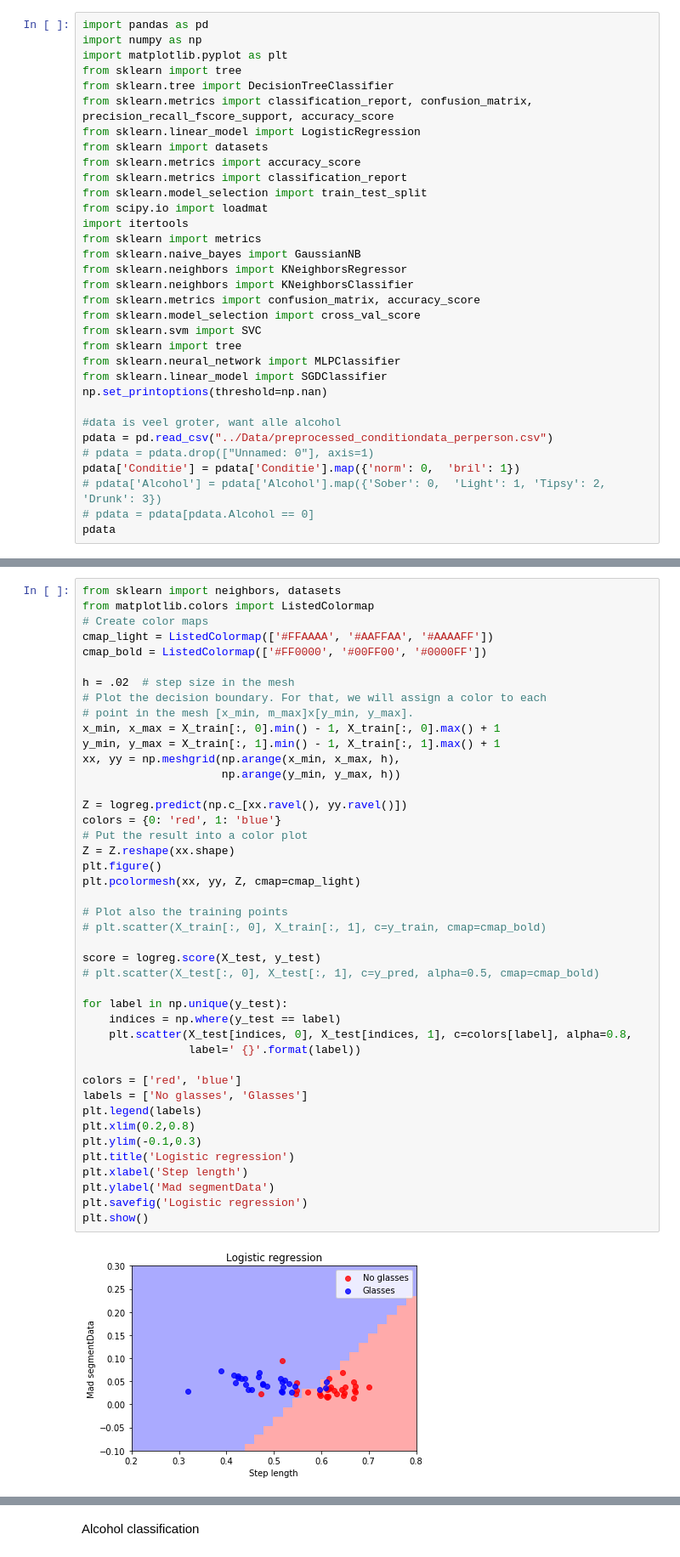
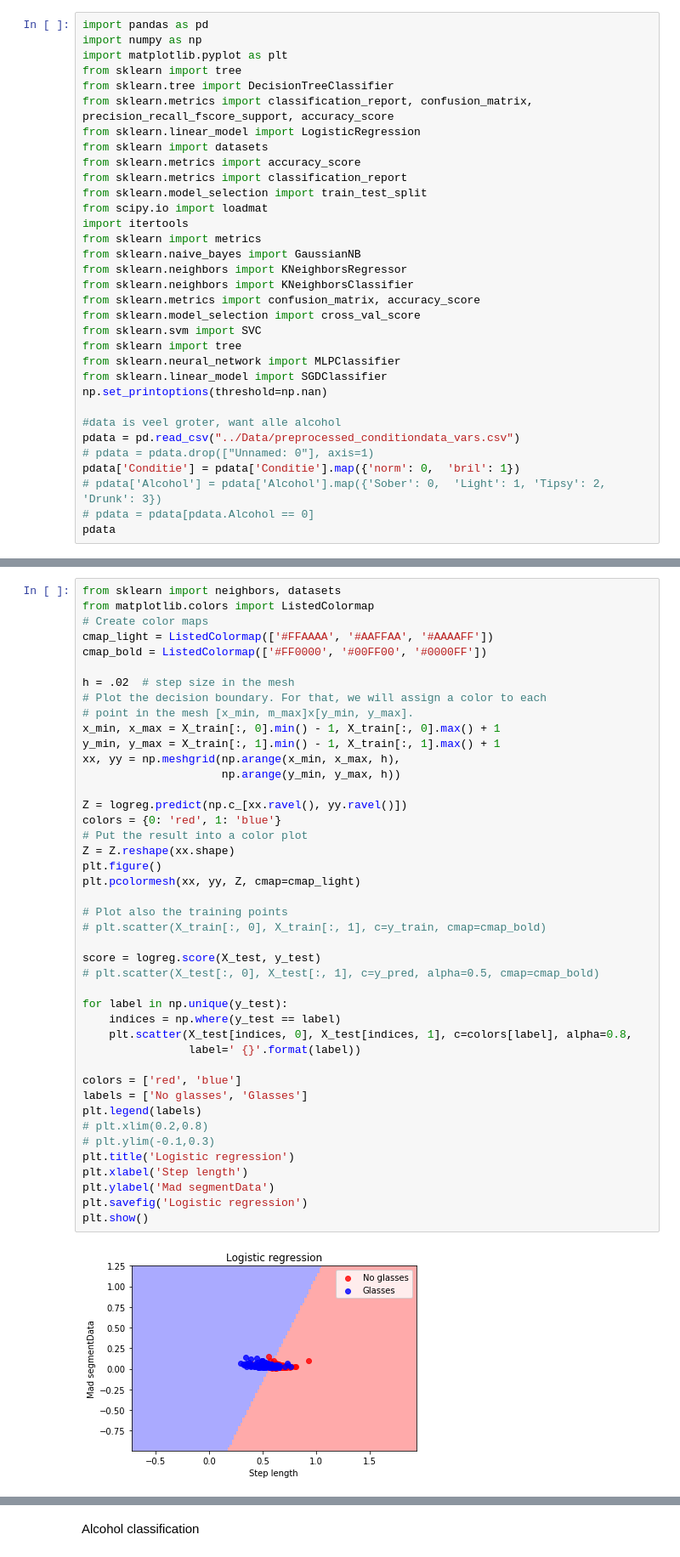
Before and after one commit to VivienvV/fallrisk, a Jupyter notebook: Machine_learning/Logistic_regression.ipynb, the cells around one changed output, grey strips where cells are left out. Shown at 85% size. Drawn from its saved outputs; the diff is of its cells as text.

```diff
--- a/Machine_learning/Logistic_regression.ipynb
+++ b/Machine_learning/Logistic_regression.ipynb
@@ -25,7 +25,7 @@ from sklearn.linear_model import SGDClassifier
 np.set_printoptions(threshold=np.nan)
 
 #data is veel groter, want alle alcohol
-pdata = pd.read_csv("../Data/preprocessed_conditiondata_perperson.csv")
+pdata = pd.read_csv("../Data/preprocessed_conditiondata_vars.csv")
 # pdata = pdata.drop(["Unnamed: 0"], axis=1)
 pdata['Conditie'] = pdata['Conditie'].map({'norm': 0,  'bril': 1})
 # pdata['Alcohol'] = pdata['Alcohol'].map({'Sober': 0,  'Light': 1, 'Tipsy': 2, 'Drunk': 3})
@@ -201,36 +201,36 @@ y_min, y_max = X_train[:, 1].min() - 1, X_train[:, 1].max() + 1
 xx, yy = np.meshgrid(np.arange(x_min, x_max, h),
                      np.arange(y_min, y_max, h))
 
 Z = logreg.predict(np.c_[xx.ravel(), yy.ravel()])
 colors = {0: 'red', 1: 'blue'}
 # Put the result into a color plot
 Z = Z.reshape(xx.shape)
 plt.figure()
 plt.pcolormesh(xx, yy, Z, cmap=cmap_light)
 
 # Plot also the training points
 # plt.scatter(X_train[:, 0], X_train[:, 1], c=y_train, cmap=cmap_bold)
 
 score = logreg.score(X_test, y_test)
 # plt.scatter(X_test[:, 0], X_test[:, 1], c=y_pred, alpha=0.5, cmap=cmap_bold)
 
 for label in np.unique(y_test):
     indices = np.where(y_test == label)
     plt.scatter(X_test[indices, 0], X_test[indices, 1], c=colors[label], alpha=0.8,
                 label=' {}'.format(label))
 
 colors = ['red', 'blue']
 labels = ['No glasses', 'Glasses']
 plt.legend(labels)
-plt.xlim(0.2,0.8)
-plt.ylim(-0.1,0.3)
+# plt.xlim(0.2,0.8)
+# plt.ylim(-0.1,0.3)
 plt.title('Logistic regression')
 plt.xlabel('Step length')
 plt.ylabel('Mad segmentData')
 plt.savefig('Logistic regression')
 plt.show()
 # %% [output]
-[figure, old version]
+[figure, new version]
 # %%
 def make_decisions(originaldata, variable_list):
     data = originaldata[variable_list]
```
Also changed, not shown: parts of 5 cells of this notebook, 5 other files.
